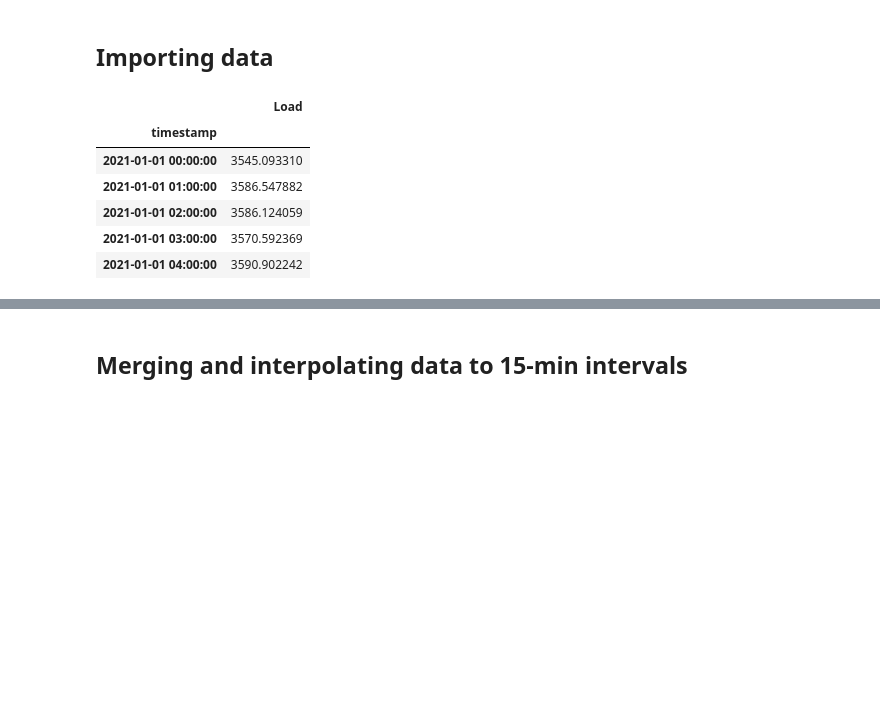
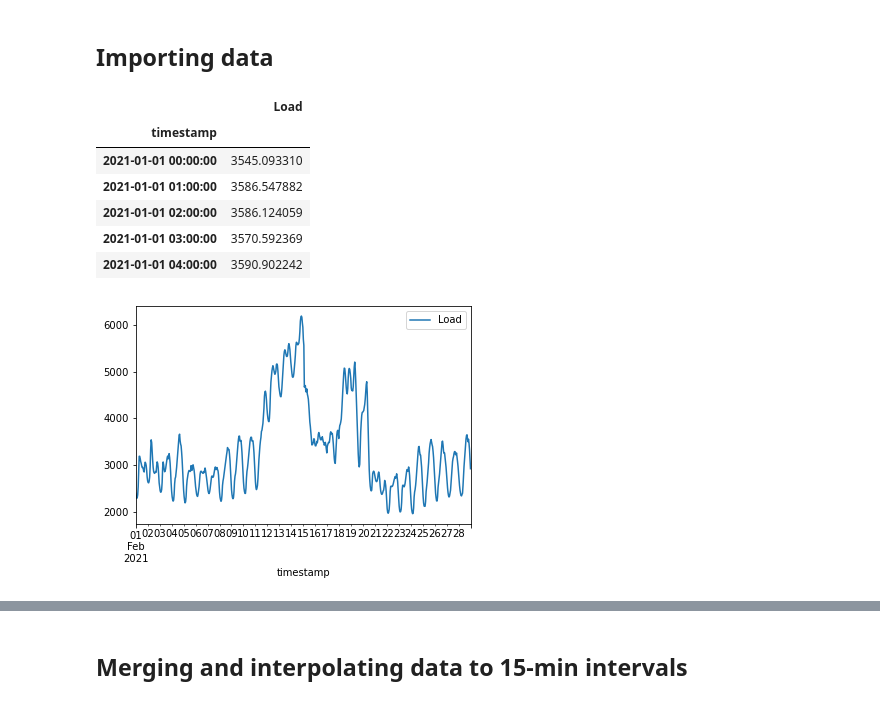
Before and after one commit to olin-shipstead/ERCOT_TE_Simulation, a Jupyter notebook: ERCOT_Load_Response_Model.ipynb, the cells around one changed output, grey strips where cells are left out. Drawn from its saved outputs; the diff is of its cells as text; code cells hidden in the pictures; blank space fills up the shorter version.

```diff
--- a/ERCOT_Load_Response_Model.ipynb
+++ b/ERCOT_Load_Response_Model.ipynb
@@ -15,25 +15,27 @@ import re
 # %%
 # ------ IMPORTING LOAD DATA --------- #
 # Source: http://www.ercot.com/gridinfo/load/load_hist
 # using ERCOT's Southern Load Zone
 
 def fix_time(x):
     m, d, y, h, mn = map(int, re.findall('\d+', str(x["Hour Ending"])))
     return datetime(y,m,d,h-1,mn)
 
 load = pd.read_excel("ERCOT_Native_Load_2021.xlsx")
 
 load["timestamp"] = load.apply(fix_time, axis=1)
 load = load.filter(["timestamp","SOUTH"]).rename(columns={"SOUTH":"Load"}).set_index("timestamp") # focusing on SOUTH as this is where we have solar data
+load["2021-02-01":"2021-02-28"].plot();
 load.head()
 # %% [output]
 |  | Load |
 | timestamp |  |
 | 2021-01-01 00:00:00 | 3545.093310 |
 | 2021-01-01 01:00:00 | 3586.547882 |
 | 2021-01-01 02:00:00 | 3586.124059 |
 | 2021-01-01 03:00:00 | 3570.592369 |
 | 2021-01-01 04:00:00 | 3590.902242 |
+[figure, added]
 # %%
 # ------ IMPORTING SOLAR+TEMP DATA ------ #
 # Source: University of Texas Panamerican Solar Radiation Lab (https://midcdmz.nrel.gov/apps/daily.pl?site=UTPASRL&start=20110901&yr=2021&mo=11&dy=15)
```
Also changed, not shown: parts of 26 cells of this notebook.
